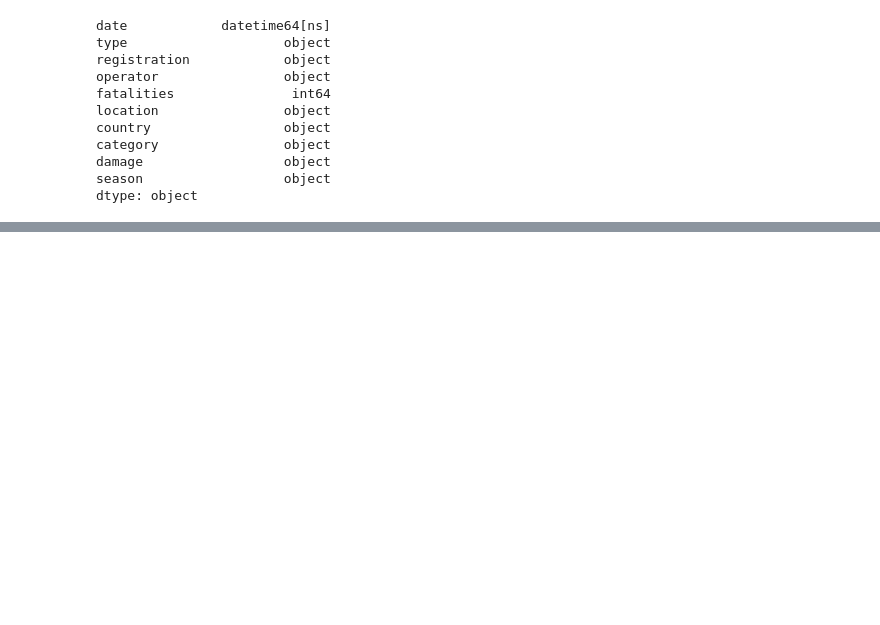
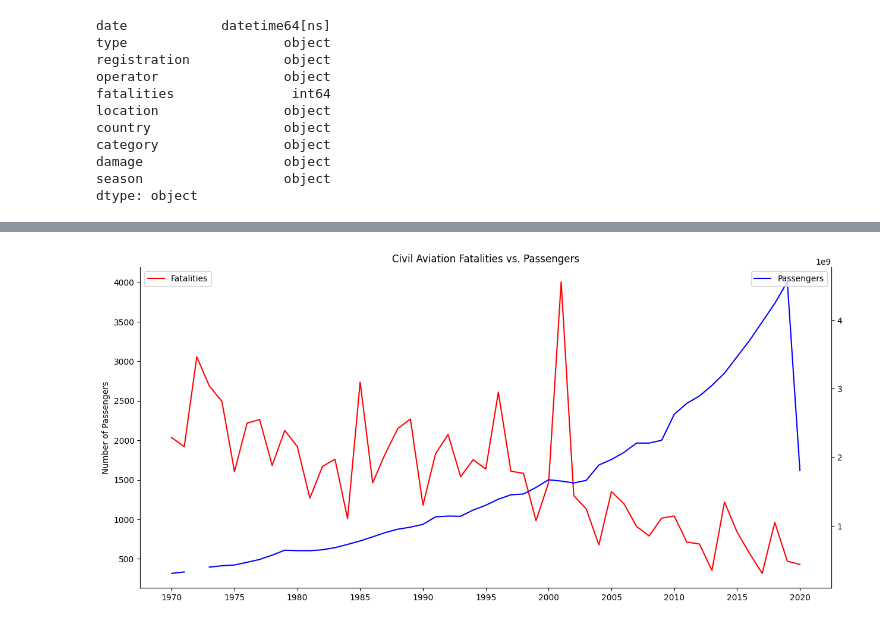
Before and after one commit to Tri5t3/570_proposal, a Jupyter notebook: proposal.ipynb, the cells around one changed output, grey strips where cells are left out. Drawn from its saved outputs; the diff is of its cells as text; code cells hidden in the pictures; blank space fills up the shorter version.

```diff
--- a/proposal.ipynb
+++ b/proposal.ipynb
@@ -113,0 +189,16 @@ plt.show()
+# %%
+# Are we less likely to die to a flight accident
+fig, ax = plt.subplots(figsize=(15,7))
+ax2 = ax.twinx()
+ax.plot(merged.index, merged['fatalities'], color='red', label='Fatalities')
+ax2.plot(merged.index, merged['passengers'], color='blue', label='Passengers')
+ax.set_xticks(np.arange(1970, 2021, 5))
+ax.set_title('Civil Aviation Fatalities vs. Passengers')
+ax.set_ylabel('Number of Passengers')
+ax.spines['top'].set_visible(False)
+ax2.spines['top'].set_visible(False)
+ax.legend(loc='upper left')
+ax2.legend(loc='upper right')
+plt.show()
+# %% [output]
+[figure, added]
```
Also changed, not shown: parts of 15 cells of this notebook.
